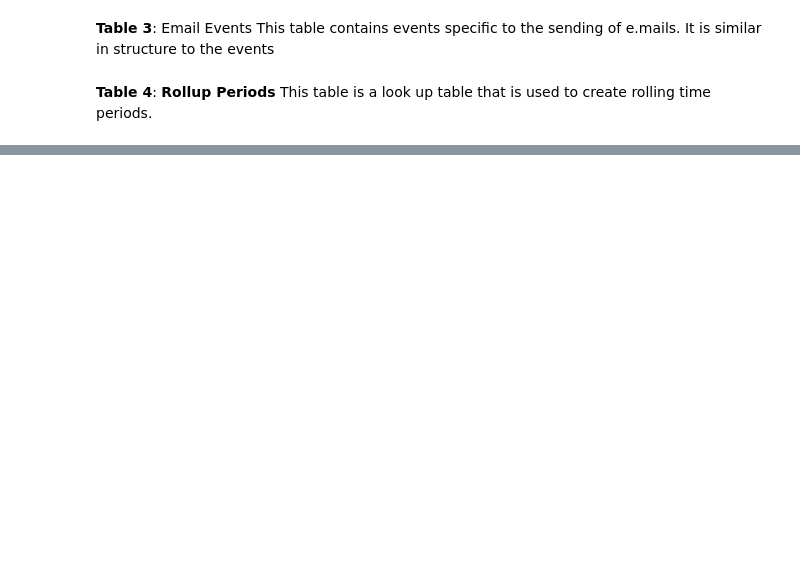
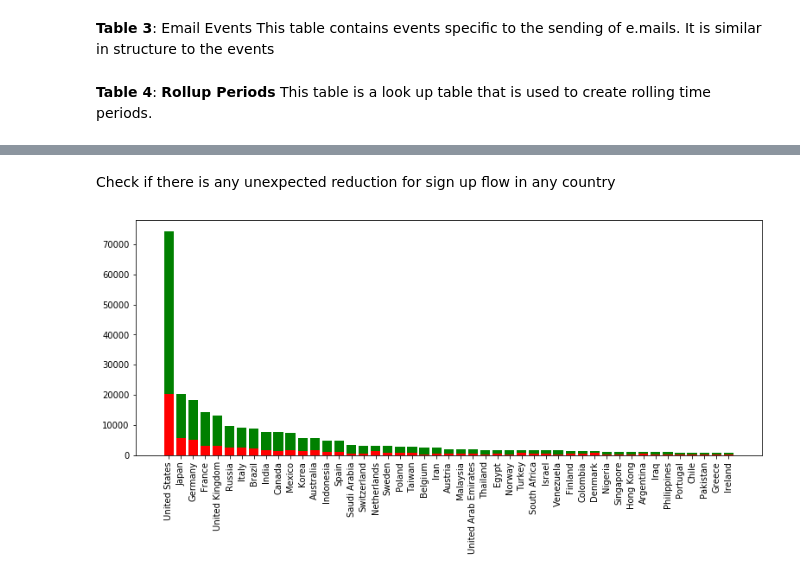
Before and after one commit to mojganmm/Insight_Datachallanges_2019, a Jupyter notebook: Yammer.ipynb, the cells around one changed output, grey strips where cells are left out. Cells and saved outputs as stored; diff of their text form; code cells hidden in the pictures; blank space fills up the shorter version.

```diff
--- a/Yammer.ipynb
+++ b/Yammer.ipynb
@@ -137,0 +144,4 @@ roll.head()
+# %%
+# Dataframe division into two segments
+event_before_dip = events[(events['start_period'] <= '2014-07-28')]
+event_after_dip = events[(events['start_period'] > '2014-07-28')]
@@ -137,0 +179,13 @@ roll.head()
+# %% [markdown]
+Check if there is any unexpected reduction for sign up flow in any country
+# %%
+location_before_dip=event_before_dip['location'].value_counts().to_dict()
+location_after_dip=event_after_dip['location'].value_counts().to_dict()
+
+fig = plt.subplots(1,1, figsize = (13, 5))
+plt.bar(list(location_before_dip.keys()), location_before_dip.values(), color='g')
+plt.bar(list(location_after_dip.keys()), location_after_dip.values(), color='r')
+plt.xticks(rotation=90);
+plt.show()
+# %% [output]
+[figure, added]
```
Also changed, not shown: parts of 7 cells of this notebook.
